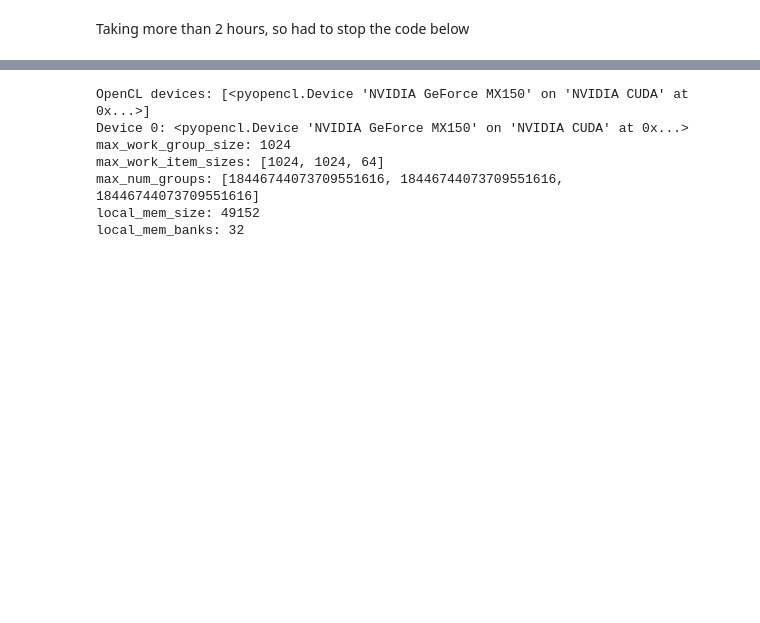
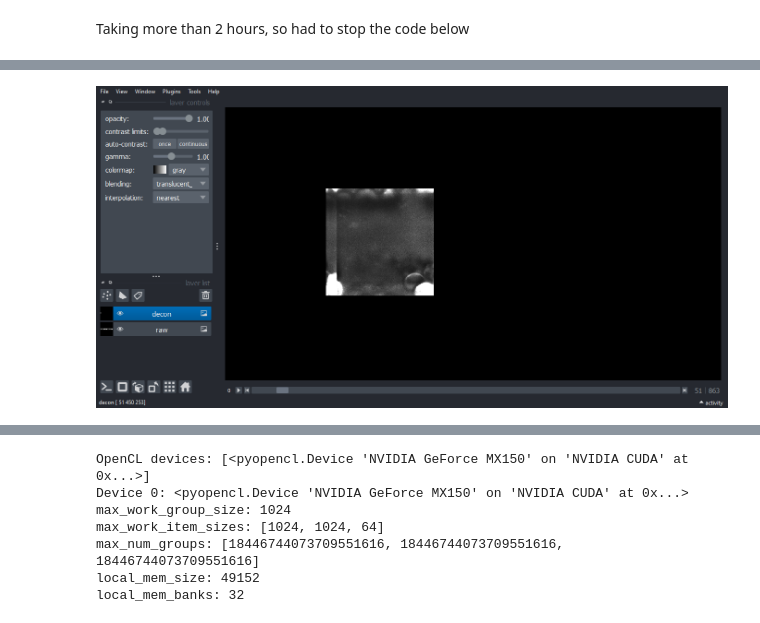
Before and after one commit to BioimageAnalysisCoreWEHI/napari_lattice, a Jupyter notebook: notebooks/deconvolution_RedFishLion.ipynb, the cells around one changed output, grey strips where cells are left out. Saved outputs shown, nothing was run; the diff lists cells and outputs as text; code cells hidden in the pictures; blank space fills up the shorter version.

```diff
--- a/notebooks/deconvolution_RedFishLion.ipynb
+++ b/notebooks/deconvolution_RedFishLion.ipynb
@@ -67,0 +174,5 @@ KeyboardInterrupt:
+# %%
+from napari.utils import nbscreenshot
+nbscreenshot(viewer)
+# %% [output]
+[figure, added]
```
Also changed, not shown: parts of 12 cells of this notebook.
